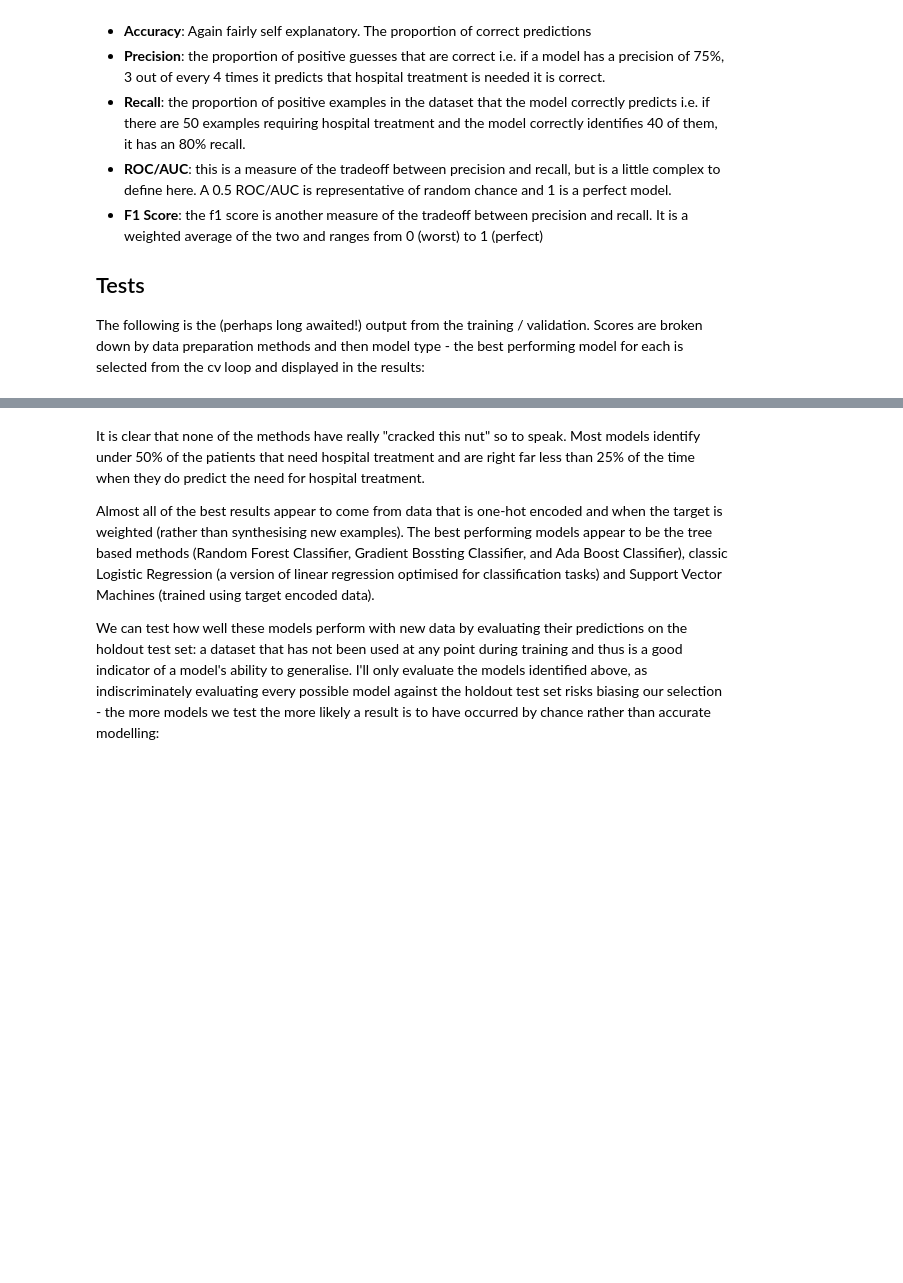
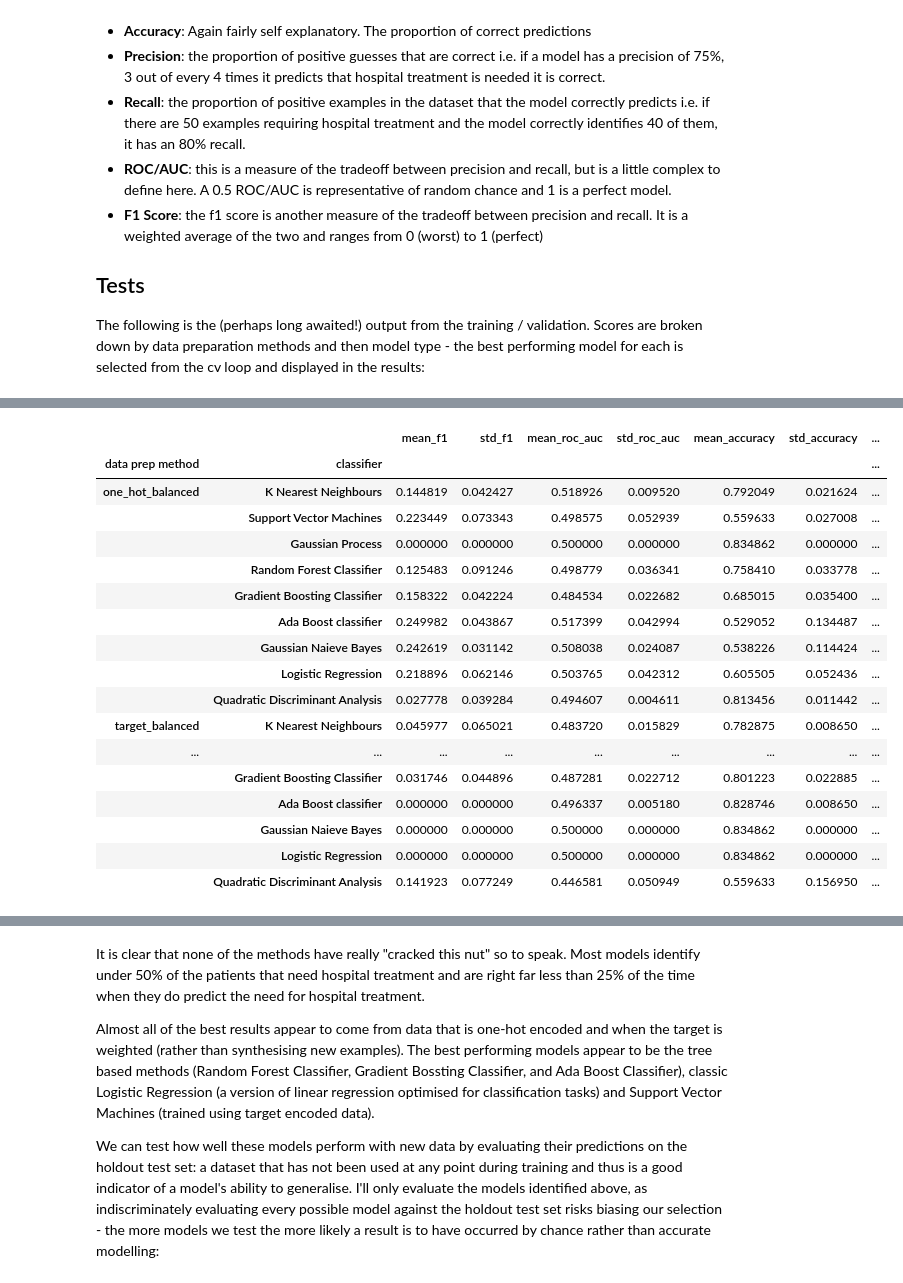
Before and after one commit to btcooper22/ace_project, a Jupyter notebook: models/sklearn_models.ipynb, the cells around one changed output, grey strips where cells are left out. Cells and saved outputs as stored; diff of their text form; code cells hidden in the pictures; blank space fills up the shorter version.

```diff
--- a/models/sklearn_models.ipynb
+++ b/models/sklearn_models.ipynb
@@ -663,0 +675,43 @@ Target Resampled
+# %%
+all_results = pd.DataFrame([])
+for name, df in best_model_scores.items():
+    idx_tuples = [(name, classifier)
+                  for classifier in df.index]
+    new_idx = pd.MultiIndex.from_tuples(
+        idx_tuples, names=["data prep method", "classifier"]
+    )
+    new_idx_df = df.set_index(new_idx)
+    all_results = pd.concat([all_results, new_idx_df])
+all_results.to_excel("blah.xls")
+# %%
+all_results = pd.DataFrame([])
+for data_prep_method, scores_df in best_model_scores.items():
+
+    results_idx_tuples = [(data_prep_method, classifier)
+                          for classifier in scores_df.index]
+    new_results_idx = pd.MultiIndex.from_tuples(
+        results_idx_tuples,
+        names=["data prep method", "classifier"]
+    )
+    new_idx_scores_df = scores_df.set_index(new_results_idx)
+    all_results = pd.concat([all_results, new_idx_scores_df])
+all_results
+# %% [output]
+|  |  | mean_f1 | std_f1 | mean_roc_auc | std_roc_auc | mean_accuracy | std_accuracy | ... |
+| data prep method | classifier |  |  |  |  |  |  | ... |
+| one_hot_balanced | K Nearest Neighbours | 0.144819 | 0.042427 | 0.518926 | 0.009520 | 0.792049 | 0.021624 | ... |
+|  | Support Vector Machines | 0.223449 | 0.073343 | 0.498575 | 0.052939 | 0.559633 | 0.027008 | ... |
+|  | Gaussian Process | 0.000000 | 0.000000 | 0.500000 | 0.000000 | 0.834862 | 0.000000 | ... |
+|  | Random Forest Classifier | 0.125483 | 0.091246 | 0.498779 | 0.036341 | 0.758410 | 0.033778 | ... |
+|  | Gradient Boosting Classifier | 0.158322 | 0.042224 | 0.484534 | 0.022682 | 0.685015 | 0.035400 | ... |
+|  | Ada Boost classifier | 0.249982 | 0.043867 | 0.517399 | 0.042994 | 0.529052 | 0.134487 | ... |
+|  | Gaussian Naieve Bayes | 0.242619 | 0.031142 | 0.508038 | 0.024087 | 0.538226 | 0.114424 | ... |
+|  | Logistic Regression | 0.218896 | 0.062146 | 0.503765 | 0.042312 | 0.605505 | 0.052436 | ... |
+|  | Quadratic Discriminant Analysis | 0.027778 | 0.039284 | 0.494607 | 0.004611 | 0.813456 | 0.011442 | ... |
+| target_balanced | K Nearest Neighbours | 0.045977 | 0.065021 | 0.483720 | 0.015829 | 0.782875 | 0.008650 | ... |
+| ... | ... | ... | ... | ... | ... | ... | ... | ... |
+|  | Gradient Boosting Classifier | 0.031746 | 0.044896 | 0.487281 | 0.022712 | 0.801223 | 0.022885 | ... |
+|  | Ada Boost classifier | 0.000000 | 0.000000 | 0.496337 | 0.005180 | 0.828746 | 0.008650 | ... |
+|  | Gaussian Naieve Bayes | 0.000000 | 0.000000 | 0.500000 | 0.000000 | 0.834862 | 0.000000 | ... |
+|  | Logistic Regression | 0.000000 | 0.000000 | 0.500000 | 0.000000 | 0.834862 | 0.000000 | ... |
+|  | Quadratic Discriminant Analysis | 0.141923 | 0.077249 | 0.446581 | 0.050949 | 0.559633 | 0.156950 | ... |
```
Also changed, not shown: parts of 15 cells of this notebook, 4 other files.
